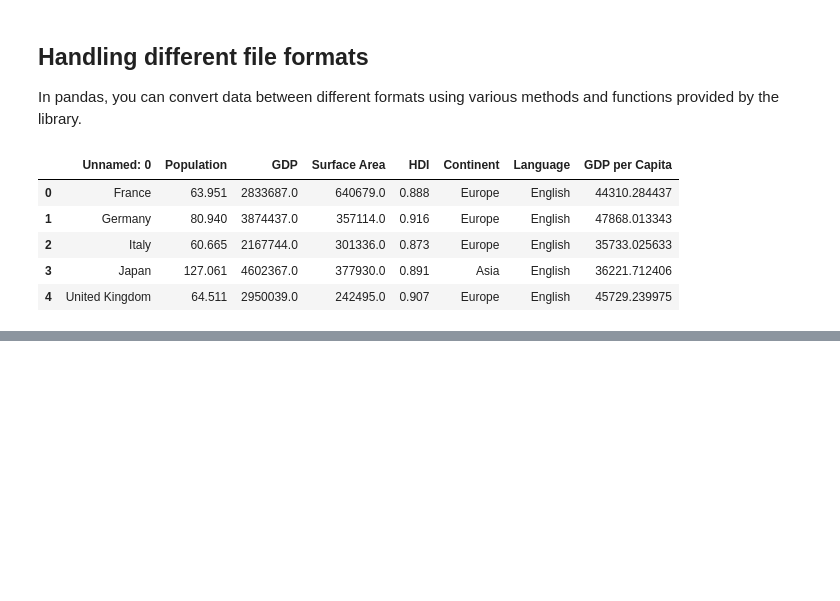
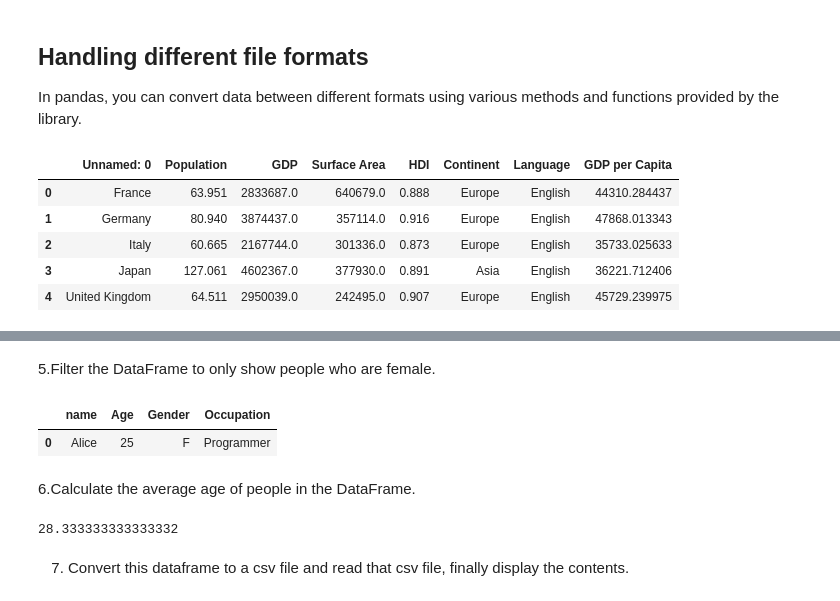
Before and after one commit to JismaRashid/Jupyter_Files, a Jupyter notebook: Pandas.ipynb, the cells around one changed output, grey strips where cells are left out. Saved outputs shown, nothing was run; the diff lists cells and outputs as text; code cells hidden in the pictures; blank space fills up the shorter version.

```diff
--- a/Pandas.ipynb
+++ b/Pandas.ipynb
@@ -1324,0 +1484,16 @@ s1.head()
+# %% [markdown]
+5.Filter the DataFrame to only show people who are female.
+# %%
+female_d1=d1[d1['Gender']=='F']
+female_d1
+# %% [output]
+|  | name | Age | Gender | Occupation |
+| 0 | Alice | 25 | F | Programmer |
+# %% [markdown]
+6.Calculate the average age of people in the DataFrame.
+# %%
+print(d1['Age'].mean())
+# %% [output]
+28.333333333333332
+# %% [markdown]
+7. Convert this dataframe to a csv file and read that csv file, finally display the contents.
```
Also changed, not shown: parts of 25 cells of this notebook.
